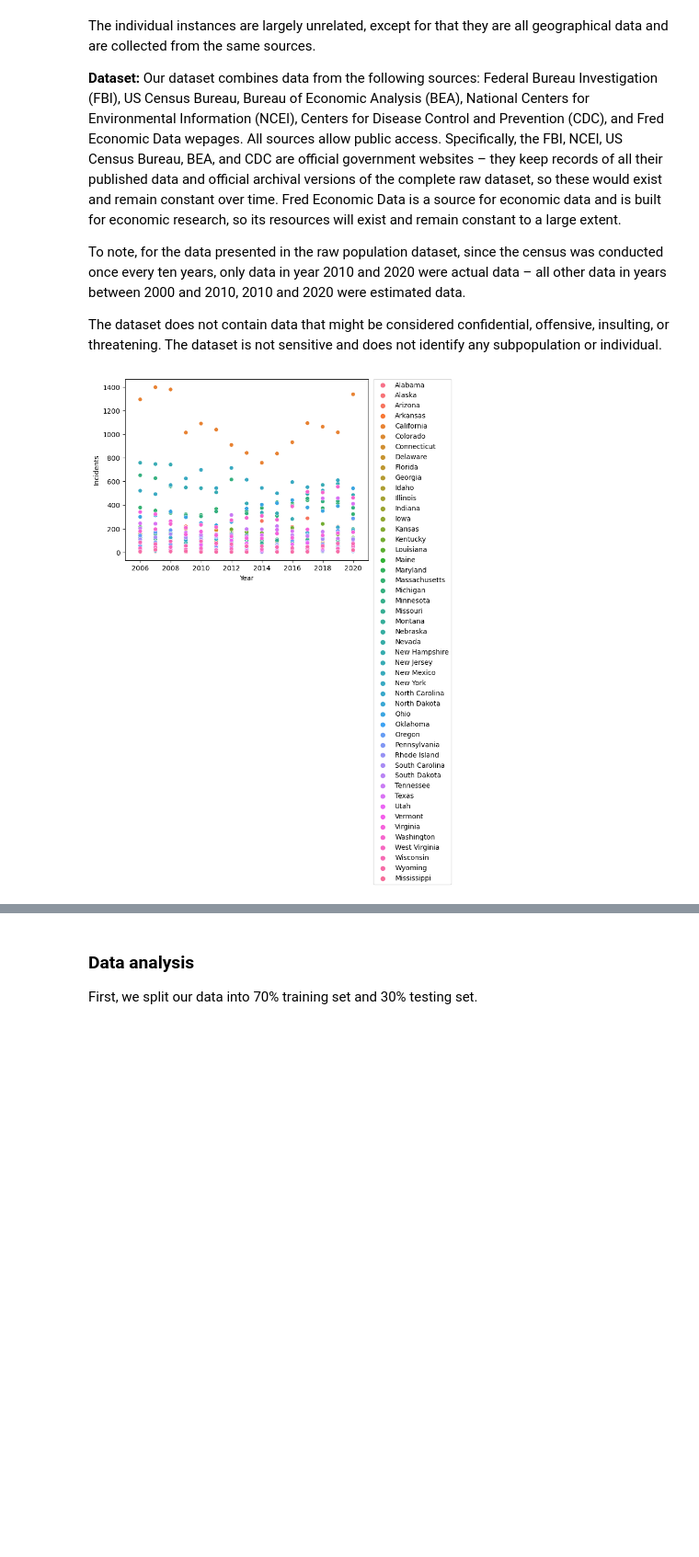
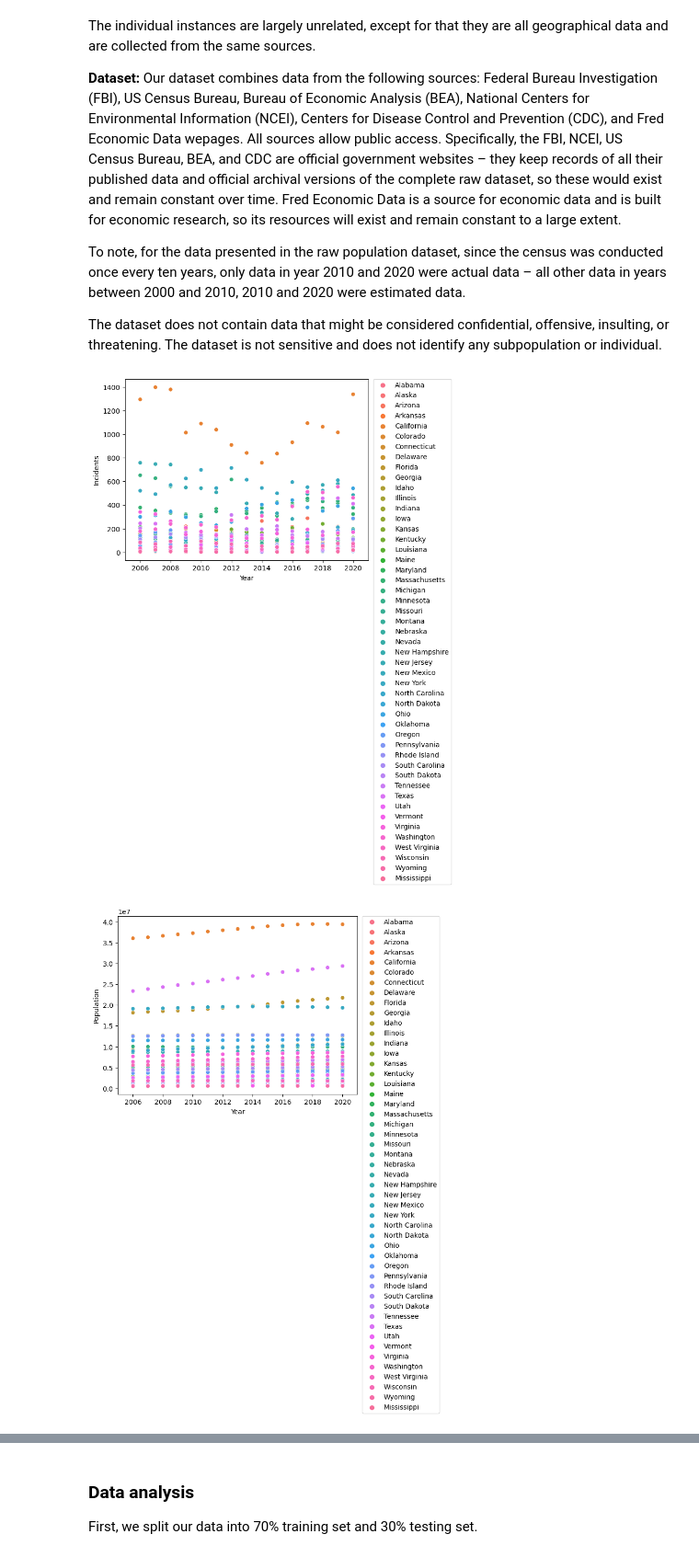
Before and after one commit to ChenTsizhen/2950_Project, a Jupyter notebook: phase4.ipynb, the cells around one changed output, grey strips where cells are left out. Shown at 92% size. Saved outputs shown, nothing was run; the diff lists cells and outputs as text; code cells hidden in the pictures; blank space fills up the shorter version.

```diff
--- a/phase4.ipynb
+++ b/phase4.ipynb
@@ -305,10 +308,15 @@ To note, for the data presented in the raw population dataset, since the census
 
 The dataset does not contain data that might be considered confidential, offensive, insulting, or threatening. The dataset is not sensitive and does not identify any subpopulation or individual.
 # %%
-# Plot scatter plot Incidents X Year
-ax = sns.scatterplot(data=df, x='Year', y='Incidents', hue='State')
-plt.legend(bbox_to_anchor=(1.02, 1), loc='upper left', borderaxespad=0)
-ax.set_xlim(2005,2021)
-plt.show()
+# Plot scatter plot for each input/output column, over year group by state
+def plot(col):
+    ax = sns.scatterplot(data=df, x='Year', y=col, hue='State')
+    plt.legend(bbox_to_anchor=(1.02, 1), loc='upper left', borderaxespad=0)
+    ax.set_xlim(2005,2021)
+    plt.show()
+
+col_list = ['Incidents', 'Population', 'GDP', 'Temperature', 'Marriage_Rate', 'Education_Rate']
+for c in col_list: plot(c)
 # %% [output]
 [figure]
+[figure, added]
```
Also changed, not shown: parts of 17 cells of this notebook.
